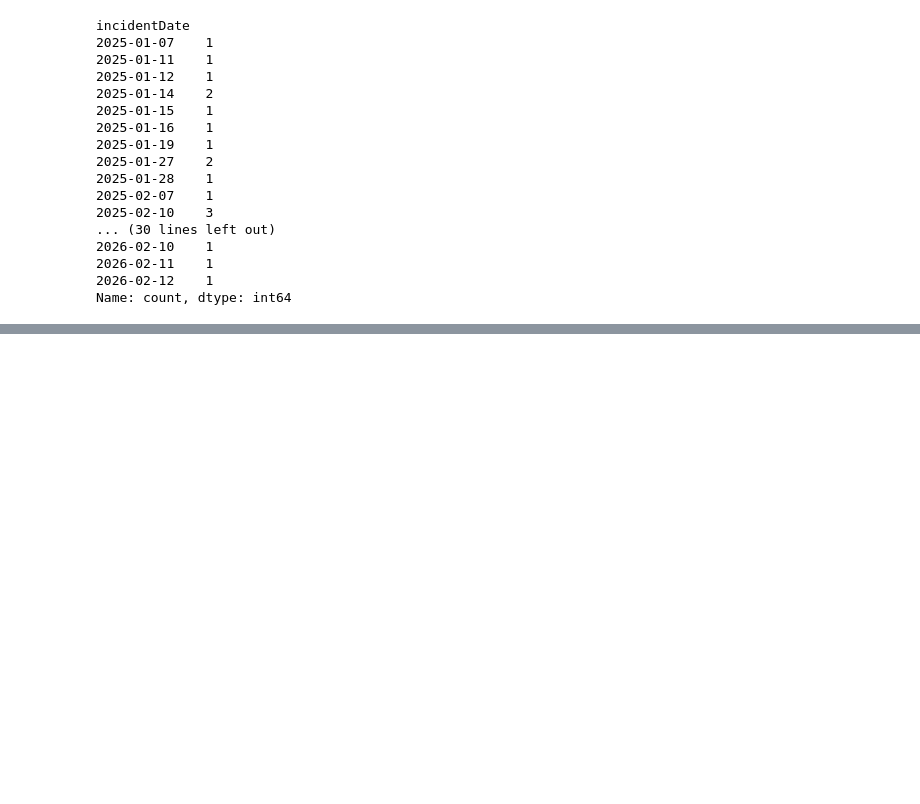
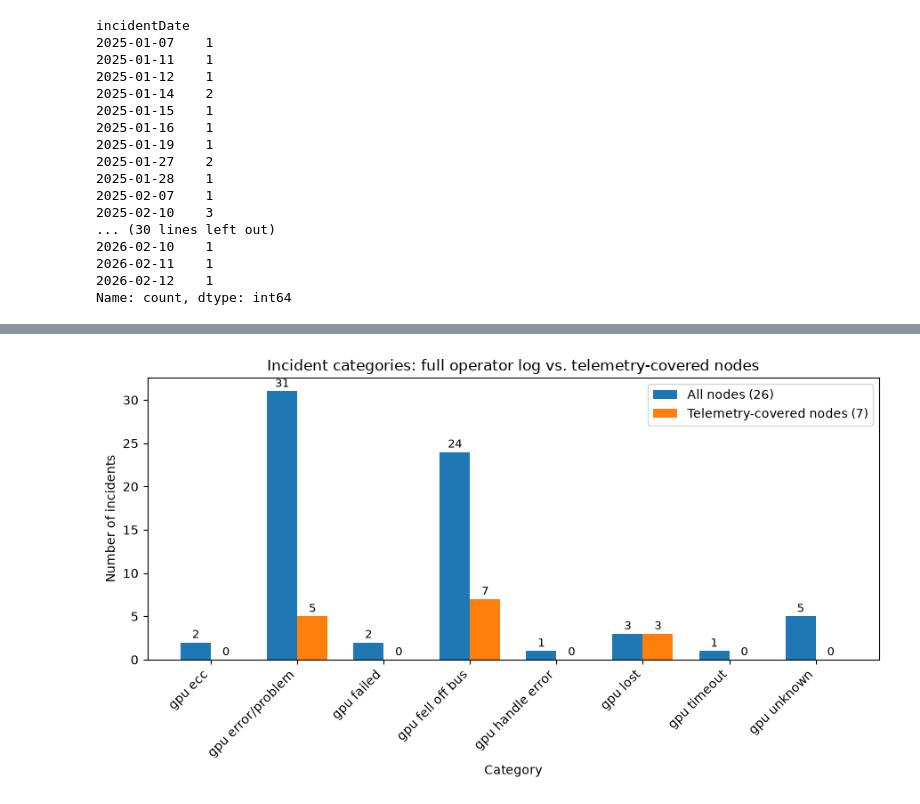
Before and after one commit to Deepak1520/msc-thesis-edge-gpu-anomaly-detection, a Jupyter notebook: notebook/eda_incident_events.ipynb, the cells around one changed output, grey strips where cells are left out. Drawn from its saved outputs; the diff is of its cells as text; code cells hidden in the pictures; blank space fills up the shorter version.

```diff
--- a/notebook/eda_incident_events.ipynb
+++ b/notebook/eda_incident_events.ipynb
@@ -288,0 +502,9 @@ Name: count, dtype: int64
+# %%
+# which of the 26 nodes have telemetry pulled?
+manifest_nodes = set(manifest_incidents['node'].dropna().unique())
+all_incident_nodes = set(df['node'].unique())
+
+print('Nodes in incident_events.csv:', len(all_incident_nodes))
+print('Nodes with telemetry pulled:', len(manifest_nodes))
+print()
+print('Nodes WITHOUT telemetry:', len(all_incident_nodes - manifest_nodes))
@@ -288,0 +516,5 @@ Name: count, dtype: int64
+# %%
+# add a has_telemetry flag to the incident-level dataframe
+df['has_telemetry'] = df['node'].isin(manifest_nodes)
+
+df['has_telemetry'].value_counts()
@@ -288,0 +740,5 @@ Name: count, dtype: int64
+# %%
+# filter incident_events.csv down to only the nodes that have telemetry pulled
+covered_incidents = df[df['node'].isin(manifest_nodes)]
+
+covered_incidents[['node', 'incidentDate', 'category', 'description']].sort_values(['node', 'incidentDate'])
@@ -288,0 +790,34 @@ Name: count, dtype: int64
+# %%
+import matplotlib.pyplot as plt
+import numpy as np
+
+comparison_categories = pd.DataFrame({
+    'all_nodes': df['category'].value_counts(),
+    'telemetry_covered_nodes': covered_incidents['category'].value_counts()
+}).fillna(0).astype(int)
+
+categories = comparison_categories.index
+x = np.arange(len(categories))
+width = 0.35
+
+fig, ax = plt.subplots(figsize=(9, 5))
+bars1 = ax.bar(x - width/2, comparison_categories['all_nodes'], width, label='All nodes (26)')
+bars2 = ax.bar(x + width/2, comparison_categories['telemetry_covered_nodes'], width, label='Telemetry-covered nodes (7)')
+
+# data labels on both sets of bars
+for bars in [bars1, bars2]:
+    for bar in bars:
+        height = bar.get_height()
+        ax.text(bar.get_x() + bar.get_width()/2, height + 0.2, int(height),
+                ha='center', va='bottom', fontsize=9)
+
+ax.set_xlabel('Category')
+ax.set_ylabel('Number of incidents')
+ax.set_title('Incident categories: full operator log vs. telemetry-covered nodes')
+ax.set_xticks(x)
+ax.set_xticklabels(categories, rotation=45, ha='right')
+ax.legend()
+plt.tight_layout()
+plt.show()
+# %% [output]
+[figure, added]
```
Also changed, not shown: parts of 33 cells of this notebook.
